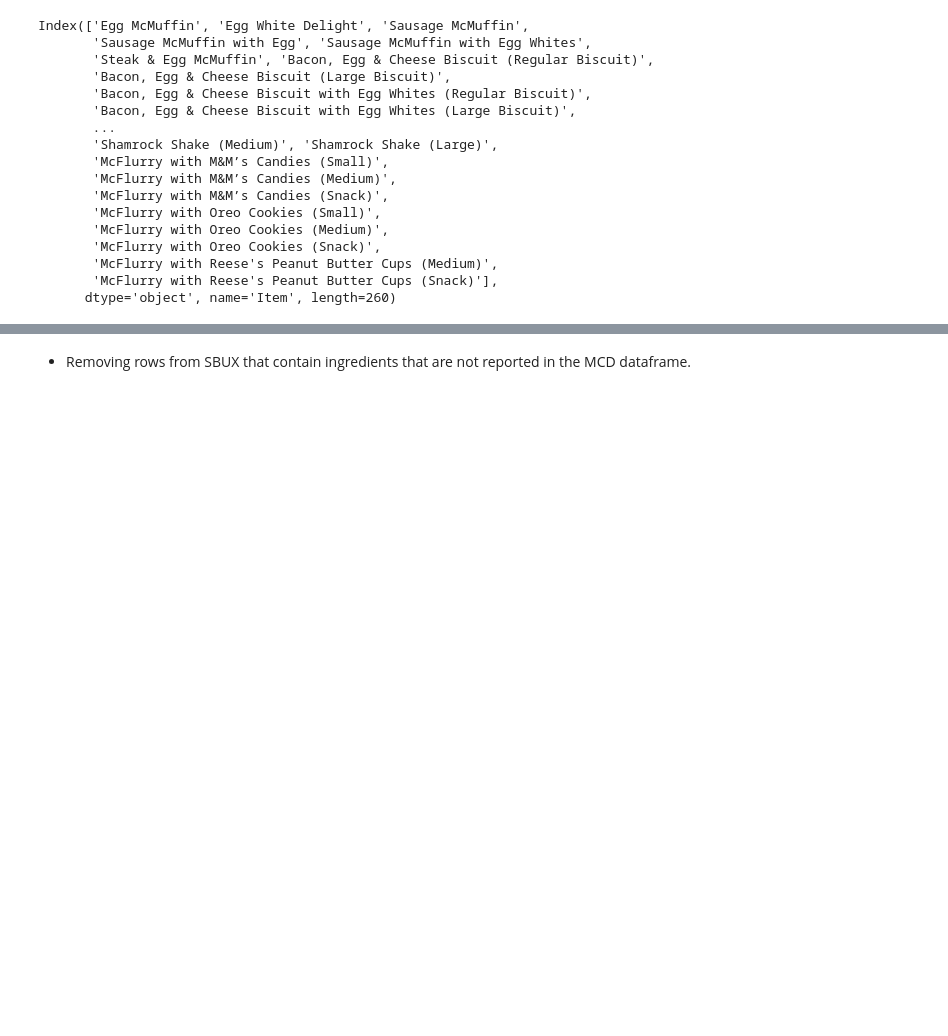
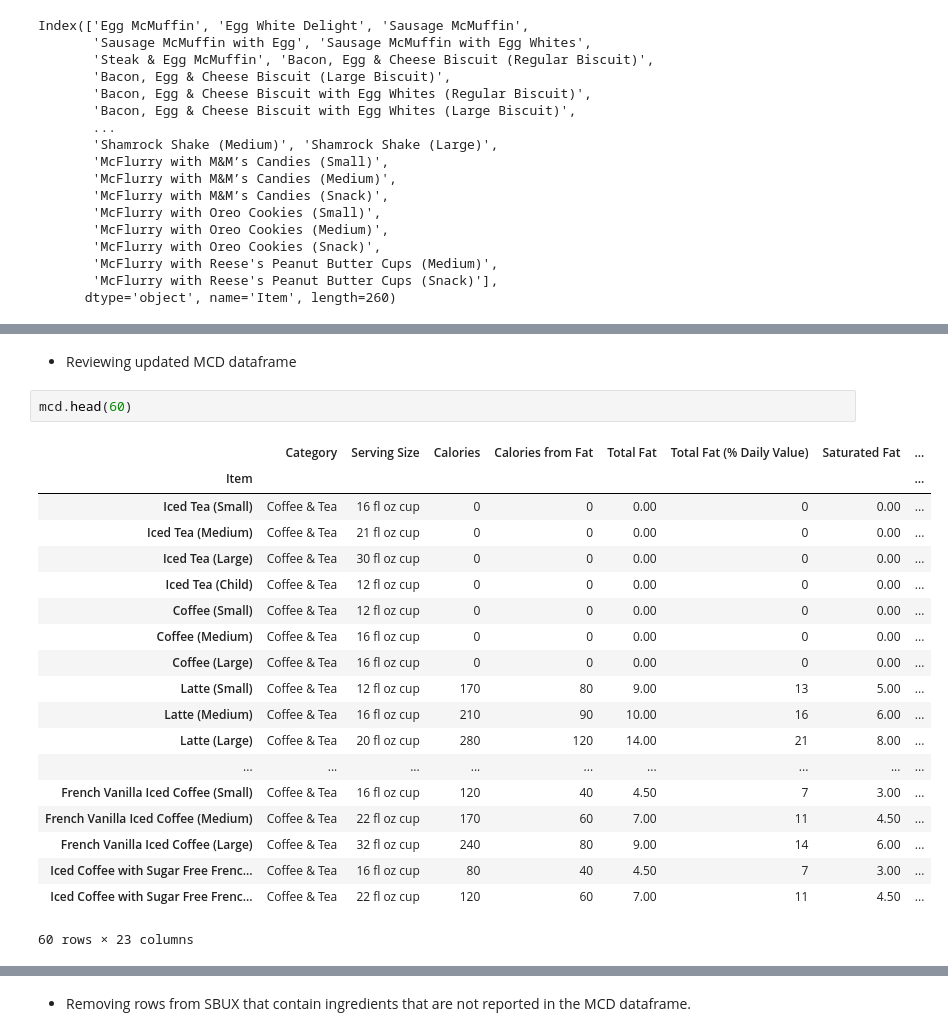
Before and after one commit to cmonjarr/AMB_Project_SP25, a Jupyter notebook: Nutrition Project/Nutrition_2025.ipynb, the cells around one changed output, grey strips where cells are left out. Cells and saved outputs as stored; diff of their text form; blank space fills up the shorter version.

```diff
--- a/Nutrition Project/Nutrition_2025.ipynb
+++ b/Nutrition Project/Nutrition_2025.ipynb
@@ -815,0 +892,24 @@ Noting that food items need to be removed from MCD to facilitate comparison.
+# %% [markdown]
+- Reviewing updated MCD dataframe
+# %%
+mcd.head(60)
+# %% [output]
+|  | Category | Serving Size | Calories | Calories from Fat | Total Fat | Total Fat (% Daily Value) | Saturated Fat | ... |
+| Item |  |  |  |  |  |  |  | ... |
+| Iced Tea (Small) | Coffee & Tea | 16 fl oz cup | 0 | 0 | 0.00 | 0 | 0.00 | ... |
+| Iced Tea (Medium) | Coffee & Tea | 21 fl oz cup | 0 | 0 | 0.00 | 0 | 0.00 | ... |
+| Iced Tea (Large) | Coffee & Tea | 30 fl oz cup | 0 | 0 | 0.00 | 0 | 0.00 | ... |
+| Iced Tea (Child) | Coffee & Tea | 12 fl oz cup | 0 | 0 | 0.00 | 0 | 0.00 | ... |
+| Coffee (Small) | Coffee & Tea | 12 fl oz cup | 0 | 0 | 0.00 | 0 | 0.00 | ... |
+| Coffee (Medium) | Coffee & Tea | 16 fl oz cup | 0 | 0 | 0.00 | 0 | 0.00 | ... |
+| Coffee (Large) | Coffee & Tea | 16 fl oz cup | 0 | 0 | 0.00 | 0 | 0.00 | ... |
+| Latte (Small) | Coffee & Tea | 12 fl oz cup | 170 | 80 | 9.00 | 13 | 5.00 | ... |
+| Latte (Medium) | Coffee & Tea | 16 fl oz cup | 210 | 90 | 10.00 | 16 | 6.00 | ... |
+| Latte (Large) | Coffee & Tea | 20 fl oz cup | 280 | 120 | 14.00 | 21 | 8.00 | ... |
+| ... | ... | ... | ... | ... | ... | ... | ... | ... |
+| French Vanilla Iced Coffee (Small) | Coffee & Tea | 16 fl oz cup | 120 | 40 | 4.50 | 7 | 3.00 | ... |
+| French Vanilla Iced Coffee (Medium) | Coffee & Tea | 22 fl oz cup | 170 | 60 | 7.00 | 11 | 4.50 | ... |
+| French Vanilla Iced Coffee (Large) | Coffee & Tea | 32 fl oz cup | 240 | 80 | 9.00 | 14 | 6.00 | ... |
+| Iced Coffee with Sugar Free Frenc... | Coffee & Tea | 16 fl oz cup | 80 | 40 | 4.50 | 7 | 3.00 | ... |
+| Iced Coffee with Sugar Free Frenc... | Coffee & Tea | 22 fl oz cup | 120 | 60 | 7.00 | 11 | 4.50 | ... |
+60 rows × 23 columns
```
Also changed, not shown: parts of 57 cells of this notebook.
